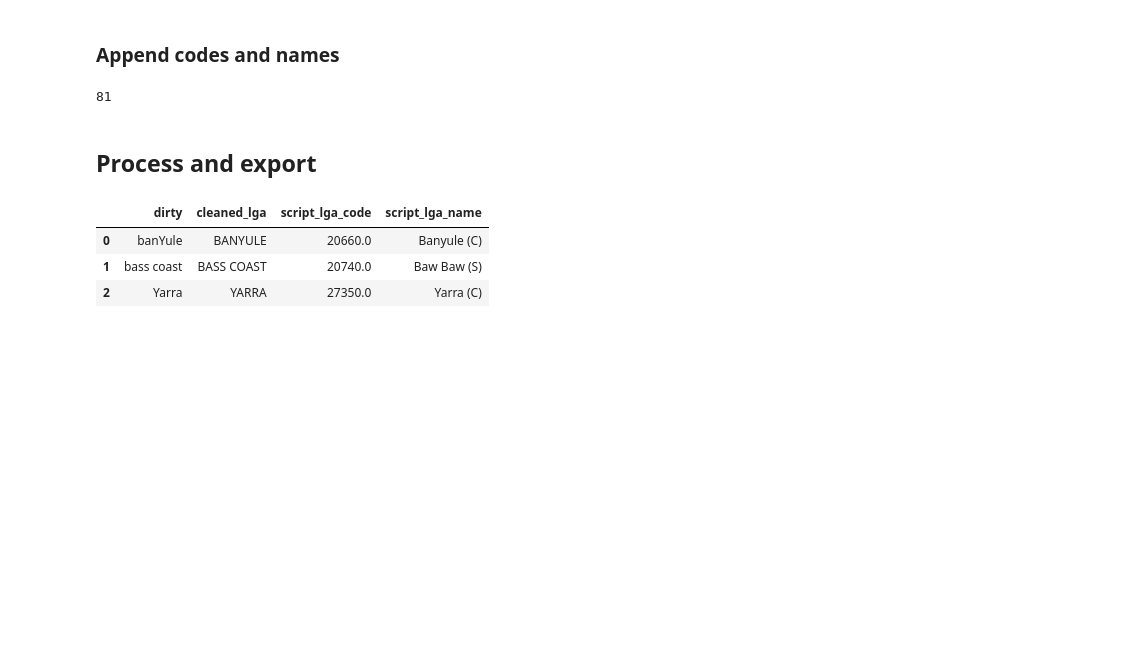
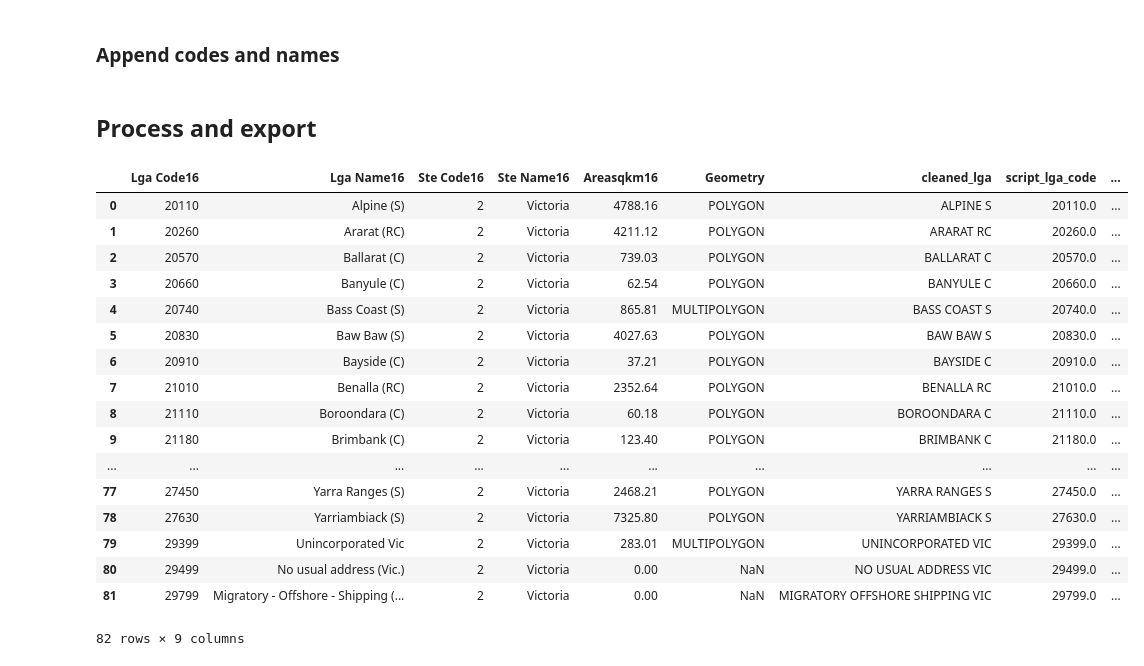
Before and after one commit to danielc92/python_nb_data, a Jupyter notebook: notebook_append_lga_codes_revised.ipynb, the cells around one changed output. Drawn from its saved outputs; the diff is of its cells as text; code cells hidden in the pictures; blank space fills up the shorter version.

```diff
--- a/notebook_append_lga_codes_revised.ipynb
+++ b/notebook_append_lga_codes_revised.ipynb
@@ -176,21 +176,31 @@ def append_codes_and_names(data):
                 break
 
     return data
-# %%
-len(lga_dict.keys())
-# %% [output]
-81
 # %% [markdown]
 ## Process and export
 # %%
-data = import_csv_or_excel(filepath = "/users/danielcorcoran/desktop/lga.xlsx",sheet_name="Sheet1")
-data2 = clean_data(data, "dirty")
+data = import_csv_or_excel(filepath = "/users/danielcorcoran/desktop/clean.xlsx",sheet_name="Sheet1")
+data2 = clean_data(data, "Lga Name16")
 data3 = append_codes_and_names(data2)
 data3
 # %% [output]
-|  | dirty | cleaned_lga | script_lga_code | script_lga_name |
-| 0 | banYule | BANYULE | 20660.0 | Banyule (C) |
-| 1 | bass coast | BASS COAST | 20740.0 | Baw Baw (S) |
-| 2 | Yarra | YARRA | 27350.0 | Yarra (C) |
+|  | Lga Code16 | Lga Name16 | Ste Code16 | Ste Name16 | Areasqkm16 | Geometry | cleaned_lga | script_lga_code | ... |
+| 0 | 20110 | Alpine (S) | 2 | Victoria | 4788.16 | POLYGON | ALPINE S | 20110.0 | ... |
+| 1 | 20260 | Ararat (RC) | 2 | Victoria | 4211.12 | POLYGON | ARARAT RC | 20260.0 | ... |
+| 2 | 20570 | Ballarat (C) | 2 | Victoria | 739.03 | POLYGON | BALLARAT C | 20570.0 | ... |
+| 3 | 20660 | Banyule (C) | 2 | Victoria | 62.54 | POLYGON | BANYULE C | 20660.0 | ... |
+| 4 | 20740 | Bass Coast (S) | 2 | Victoria | 865.81 | MULTIPOLYGON | BASS COAST S | 20740.0 | ... |
+| 5 | 20830 | Baw Baw (S) | 2 | Victoria | 4027.63 | POLYGON | BAW BAW S | 20830.0 | ... |
+| 6 | 20910 | Bayside (C) | 2 | Victoria | 37.21 | POLYGON | BAYSIDE C | 20910.0 | ... |
+| 7 | 21010 | Benalla (RC) | 2 | Victoria | 2352.64 | POLYGON | BENALLA RC | 21010.0 | ... |
+| 8 | 21110 | Boroondara (C) | 2 | Victoria | 60.18 | POLYGON | BOROONDARA C | 21110.0 | ... |
+| 9 | 21180 | Brimbank (C) | 2 | Victoria | 123.40 | POLYGON | BRIMBANK C | 21180.0 | ... |
+| ... | ... | ... | ... | ... | ... | ... | ... | ... | ... |
+| 77 | 27450 | Yarra Ranges (S) | 2 | Victoria | 2468.21 | POLYGON | YARRA RANGES S | 27450.0 | ... |
+| 78 | 27630 | Yarriambiack (S) | 2 | Victoria | 7325.80 | POLYGON | YARRIAMBIACK S | 27630.0 | ... |
+| 79 | 29399 | Unincorporated Vic | 2 | Victoria | 283.01 | MULTIPOLYGON | UNINCORPORATED VIC | 29399.0 | ... |
+| 80 | 29499 | No usual address (Vic.) | 2 | Victoria | 0.00 | NaN | NO USUAL ADDRESS VIC | 29499.0 | ... |
+| 81 | 29799 | Migratory - Offshore - Shipping (... | 2 | Victoria | 0.00 | NaN | MIGRATORY OFFSHORE SHIPPING VIC | 29799.0 | ... |
+82 rows × 9 columns
 # %%
 data3.to_excel("/users/danielcorcoran/desktop/clean.xlsx", index_label = "row_index", index = True)
```
Also changed, not shown: 1 other file.
